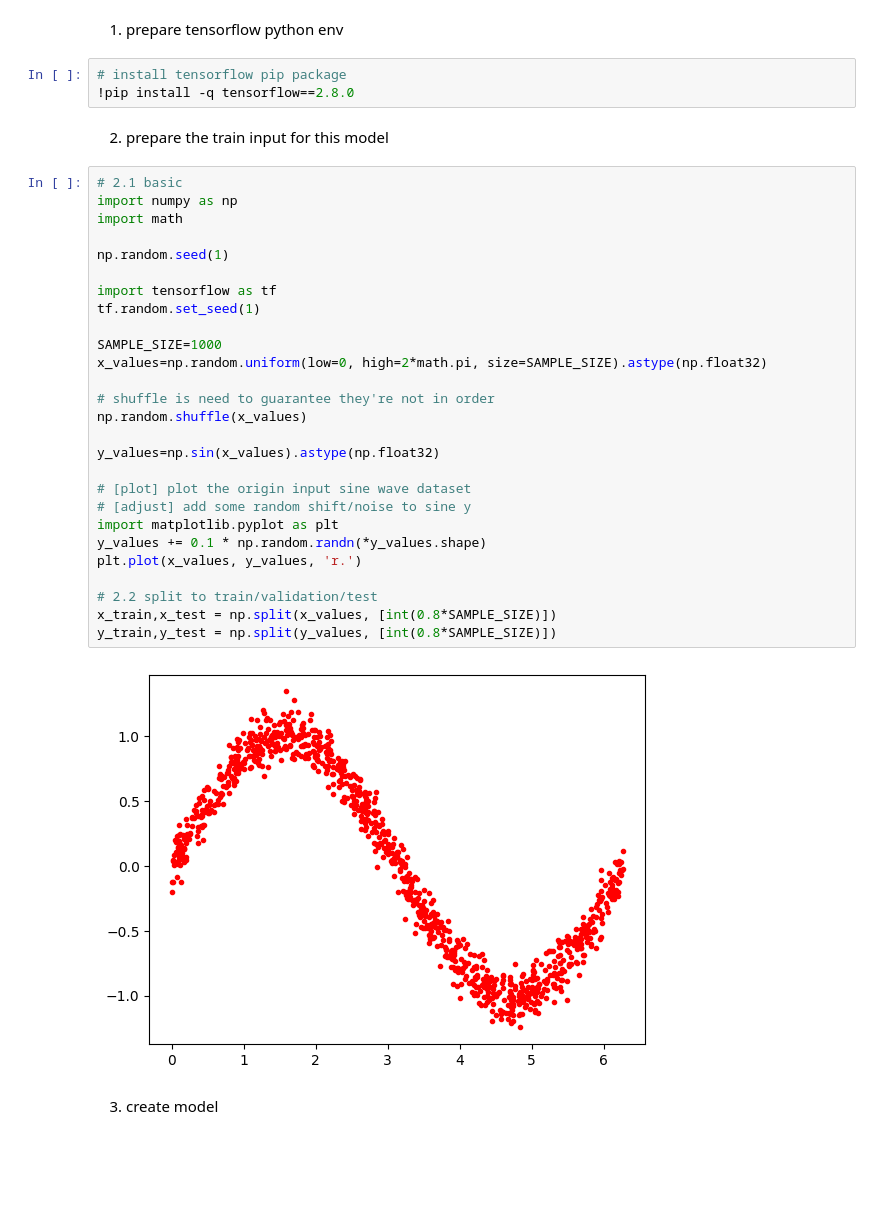
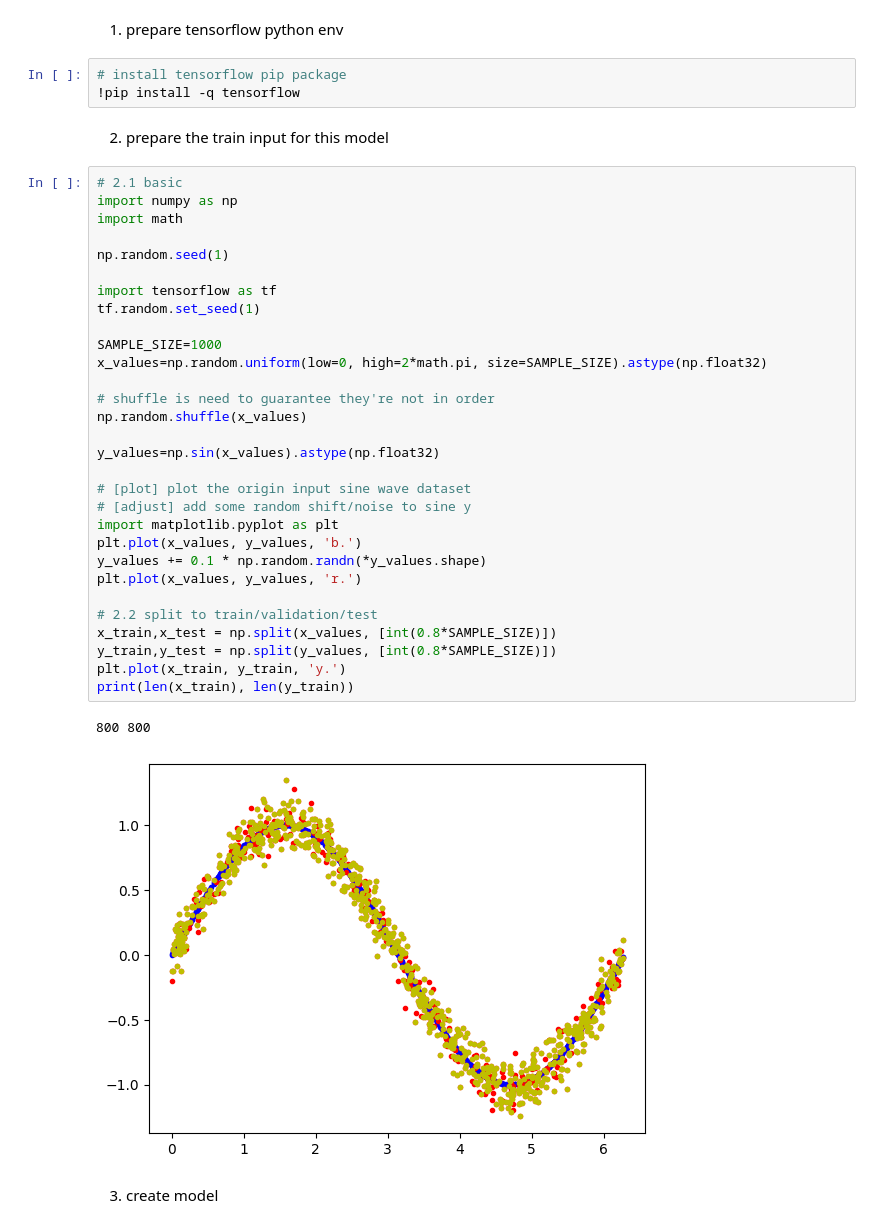
Before and after one commit to cheng3100/mygadget, a Jupyter notebook: helloworld_tflite.ipynb, the cells around one changed output. Cells and saved outputs as stored; diff of their text form; blank space fills up the shorter version.

```diff
--- a/helloworld_tflite.ipynb
+++ b/helloworld_tflite.ipynb
@@ -4,38 +4,42 @@
 1. prepare tensorflow python env
 # %%
 # install tensorflow pip package
-!pip install -q tensorflow==2.8.0
+!pip install -q tensorflow
 # %% [markdown]
 2. prepare the train input for this model
 # %%
 # 2.1 basic
 import numpy as np
 import math
 
 np.random.seed(1)
 
 import tensorflow as tf
 tf.random.set_seed(1)
 
 SAMPLE_SIZE=1000
 x_values=np.random.uniform(low=0, high=2*math.pi, size=SAMPLE_SIZE).astype(np.float32)
 
 # shuffle is need to guarantee they're not in order
 np.random.shuffle(x_values)
 
 y_values=np.sin(x_values).astype(np.float32)
 
 # [plot] plot the origin input sine wave dataset
 # [adjust] add some random shift/noise to sine y
 import matplotlib.pyplot as plt
+plt.plot(x_values, y_values, 'b.')
 y_values += 0.1 * np.random.randn(*y_values.shape)
 plt.plot(x_values, y_values, 'r.')
 
 # 2.2 split to train/validation/test
 x_train,x_test = np.split(x_values, [int(0.8*SAMPLE_SIZE)])
 y_train,y_test = np.split(y_values, [int(0.8*SAMPLE_SIZE)])
+plt.plot(x_train, y_train, 'y.')
+print(len(x_train), len(y_train))
 # %% [output]
+800 800
-[figure, old version]
+[figure, new version]
 # %% [markdown]
 3. create model
 # %%
```
Also changed, not shown: parts of 6 cells of this notebook.
